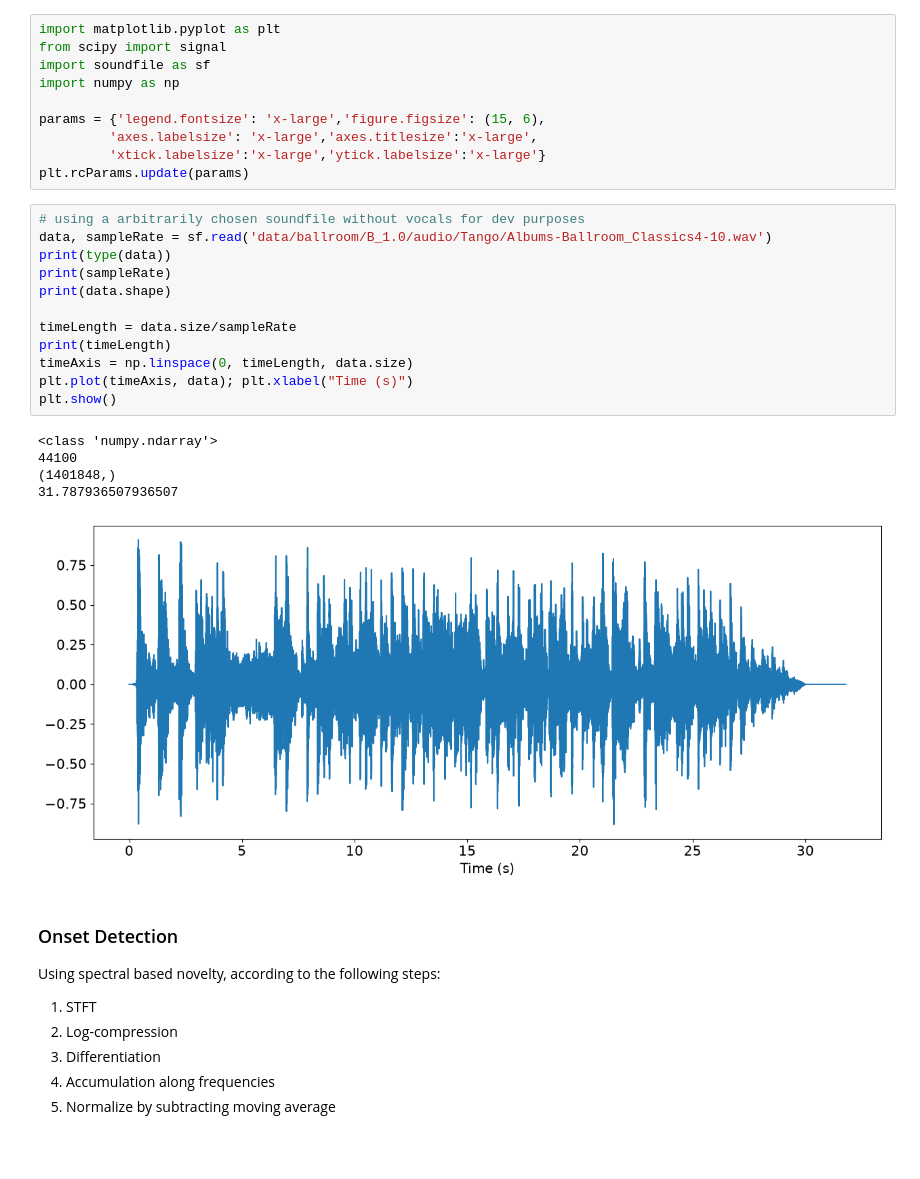
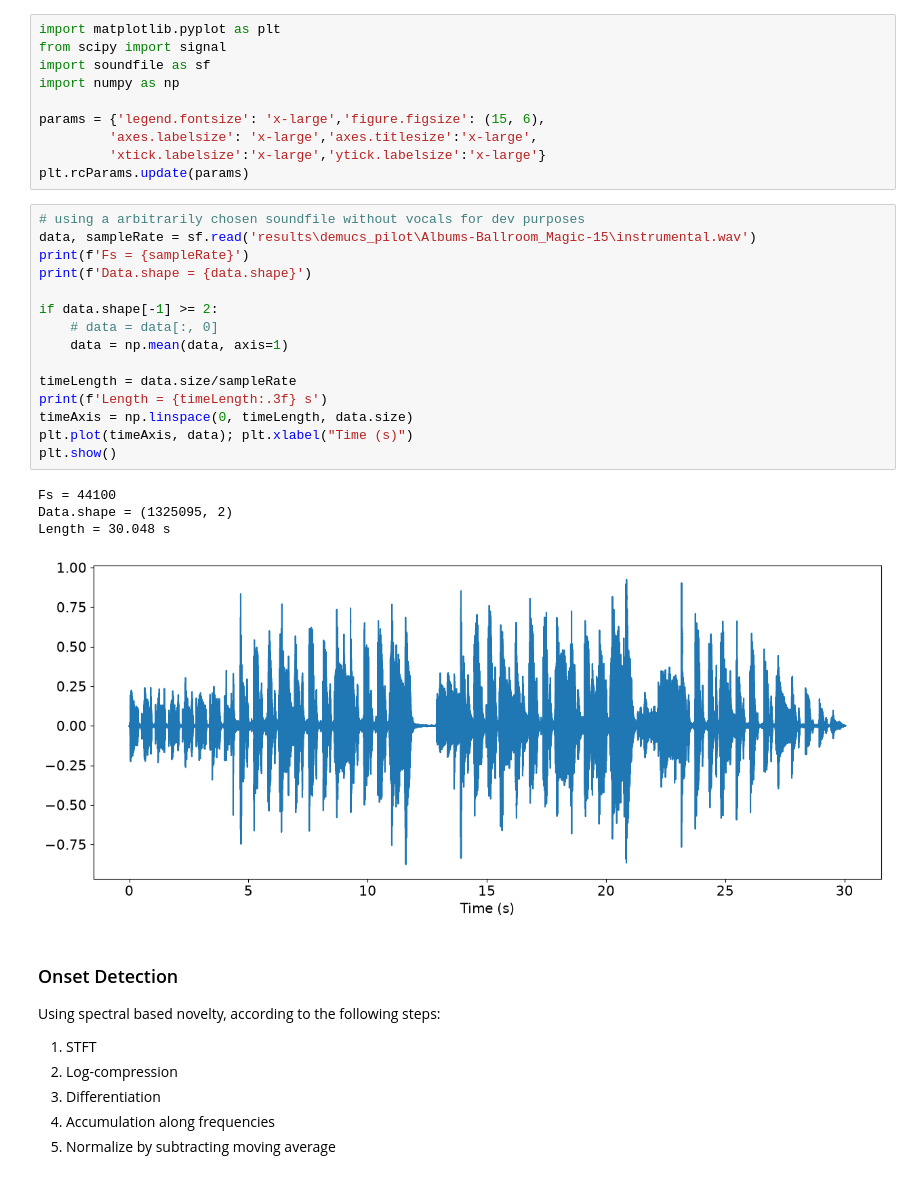
Before and after one commit to cfkjellman/DT2470-G6-Project, a Jupyter notebook: tempo_est_dev.ipynb, the cells around one changed output. Saved outputs shown, nothing was run; the diff lists cells and outputs as text; blank space fills up the shorter version.

```diff
--- a/tempo_est_dev.ipynb
+++ b/tempo_est_dev.ipynb
@@ -13,22 +13,24 @@ params = {'legend.fontsize': 'x-large','figure.figsize': (15, 6),
 plt.rcParams.update(params)
 # %%
 # using a arbitrarily chosen soundfile without vocals for dev purposes
-data, sampleRate = sf.read('data/ballroom/B_1.0/audio/Tango/Albums-Ballroom_Classics4-10.wav')
-print(type(data))
-print(sampleRate)
-print(data.shape)
+data, sampleRate = sf.read('results\demucs_pilot\Albums-Ballroom_Magic-15\instrumental.wav')
+print(f'Fs = {sampleRate}')
+print(f'Data.shape = {data.shape}')
+
+if data.shape[-1] >= 2:
+    # data = data[:, 0]
+    data = np.mean(data, axis=1)
 
 timeLength = data.size/sampleRate
-print(timeLength)
+print(f'Length = {timeLength:.3f} s')
 timeAxis = np.linspace(0, timeLength, data.size)
 plt.plot(timeAxis, data); plt.xlabel("Time (s)")
 plt.show()
 # %% [output]
-<class 'numpy.ndarray'>
-44100
-(1401848,)
-31.787936507936507
+Fs = 44100
+Data.shape = (1325095, 2)
+Length = 30.048 s
-[figure, old version]
+[figure, new version]
 # %% [markdown]
 ### Onset Detection
 Using spectral based novelty, according to the following steps:
```
Also changed, not shown: parts of 14 cells of this notebook, 1 other file.
